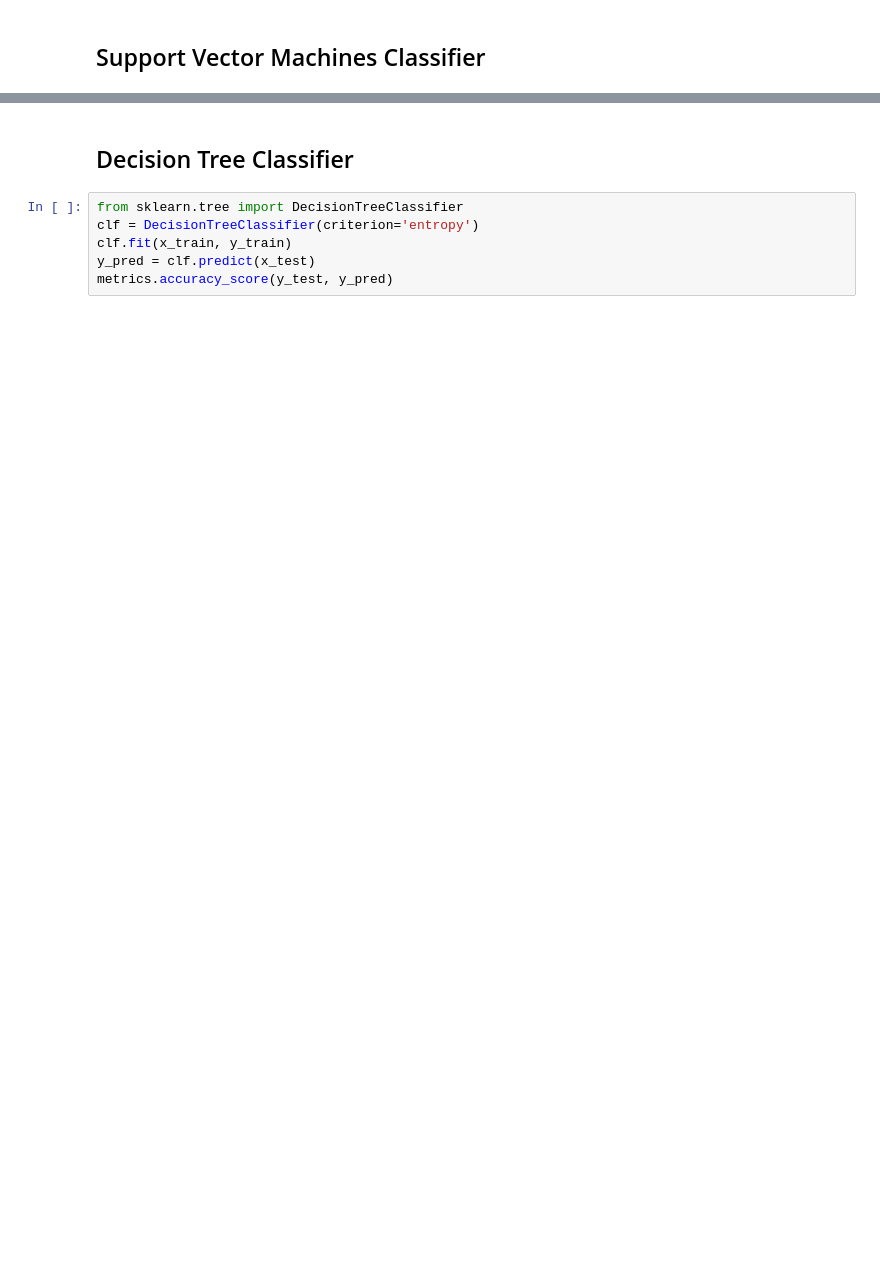
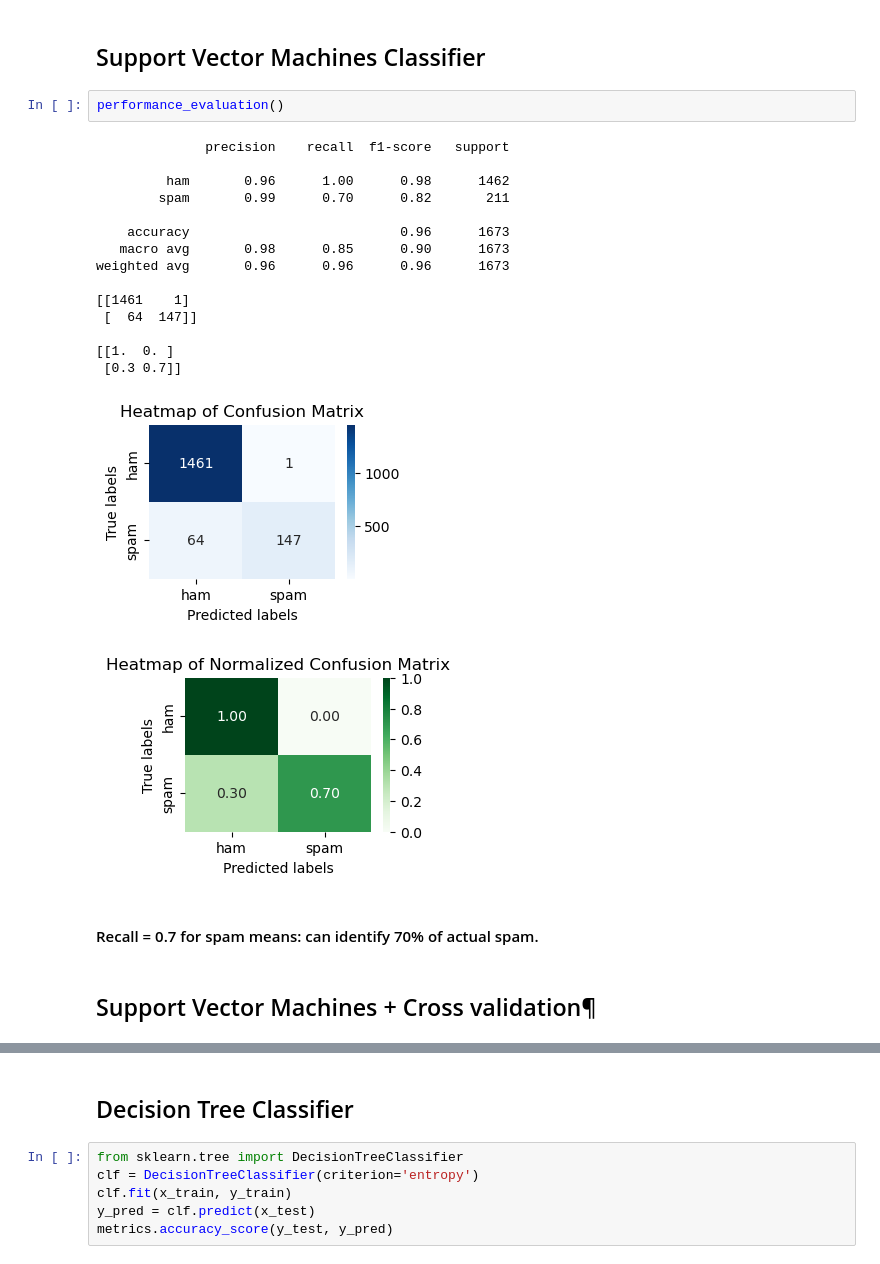
Before and after one commit to hennypurwadi/spam_classifier, a Jupyter notebook: spam_filter/DLBDSME01_Spam_Classifier.ipynb, the cells around one changed output, grey strips where cells are left out. Drawn from its saved outputs; the diff is of its cells as text; blank space fills up the shorter version.

```diff
--- a/spam_filter/DLBDSME01_Spam_Classifier.ipynb
+++ b/spam_filter/DLBDSME01_Spam_Classifier.ipynb
@@ -393,5 +554,28 @@ weighted avg       0.96      0.96      0.96      1673
 # %% [markdown]
 ## Support Vector Machines Classifier
+# %%
+performance_evaluation()
+# %% [output]
+              precision    recall  f1-score   support
+
+         ham       0.96      1.00      0.98      1462
+        spam       0.99      0.70      0.82       211
+
+    accuracy                           0.96      1673
+   macro avg       0.98      0.85      0.90      1673
+weighted avg       0.96      0.96      0.96      1673
+
+[[1461    1]
+ [  64  147]]
+
+[[1.  0. ]
+ [0.3 0.7]]
+[figure, added]
+[figure, added]
+# %% [markdown]
+#### Recall = 0.7 for spam means: can identify 70% of actual spam.
+# %% [markdown]
+## Support Vector Machines + Cross validation¶
 # %%
 clf = svm.SVC(kernel='linear')
 clf.fit(x_train, y_train)
```
Also changed, not shown: parts of 73 cells of this notebook.
